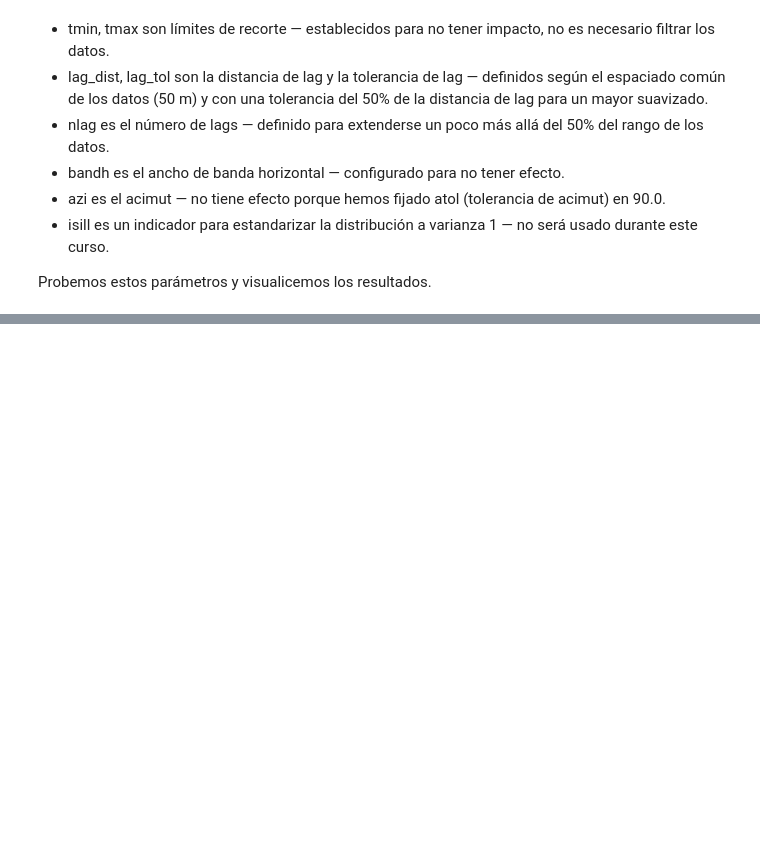
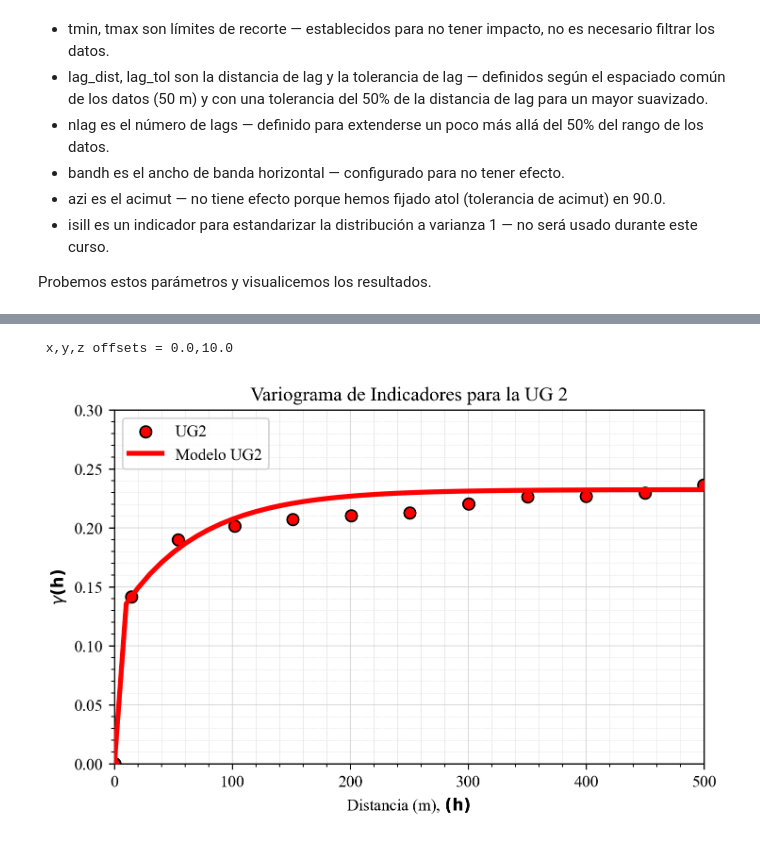
Before and after one commit to arqlm/arqlm.github.io, a Jupyter notebook: courses/MIN431/lessons/04/02_Def_UG_Vol.ipynb, the cells around one changed output, grey strips where cells are left out. Drawn from its saved outputs; the diff is of its cells as text; code cells hidden in the pictures; blank space fills up the shorter version.

```diff
--- a/courses/MIN431/lessons/04/02_Def_UG_Vol.ipynb
+++ b/courses/MIN431/lessons/04/02_Def_UG_Vol.ipynb
@@ -283,0 +310,5 @@ plt.show()
+# %%
+nug = 0.12; nst = 1     # definimos el efecto pepa (0.12) y el número de estructuras anidadas (1)
+it1 = 2; cc1 = (var_UG2 - nug); azi1 = 45; hmaj1 = 200; hmin1 = hmaj1   # 1 estructura anidada (exponencial)
+
+vario_UG2 = GSLIB.make_variogram(nug,nst,it1,cc1,azi1,hmaj1,hmin1) # crear el objeto del modelo de variograma
@@ -283,0 +342,28 @@ plt.show()
+# %%
+nlag = 100; xlag = 10; azm = 0 # project the model in 0 azimuth
+index,h_UG2,gam_UG2,cov,ro = geostats.vmodel(nlag,xlag,azm,vario_UG2)
+
+fig, ax = plt.subplots(figsize=(5,2.5))
+ax.clear()
+
+plt.rcParams['figure.dpi'] = 250 # Setear resolución de la figura
+plt.rcParams["font.family"] = "Times New Roman"
+
+plt.scatter(lag,UG2_gamma,color = 'red',edgecolor='black',s=50,marker='o',label = 'UG2',zorder=10)
+
+plt.plot(h_UG2,gam_UG2,color='red',lw=3,zorder=100,label = 'Modelo UG2')
+
+plt.xlabel(r'Distancia (m), $\bf(h)$ '); plt.ylabel(r'$\gamma \bf(h)$')
+plt.title('Variograma de Indicadores para la UG 2')
+plt.xlim([0,500]); plt.ylim([0,.3]); plt.legend(loc='upper left');
+
+## add grid lines
+plt.grid(visible=True, which='major', color='lightgrey', linestyle='-', linewidth=0.5)
+plt.grid(visible=True, which='minor', color='lightgrey', linestyle='--', linewidth=0.2)
+plt.minorticks_on()
+
+plt.subplots_adjust(left=0.0, bottom=0.0, right=1.0, top=1.2, wspace=0.2, hspace=0.3)
+plt.show()
+# %% [output]
+ x,y,z offsets = 0.0,10.0
+[figure, added]
```
Also changed, not shown: parts of 9 cells of this notebook, 15 other files.
